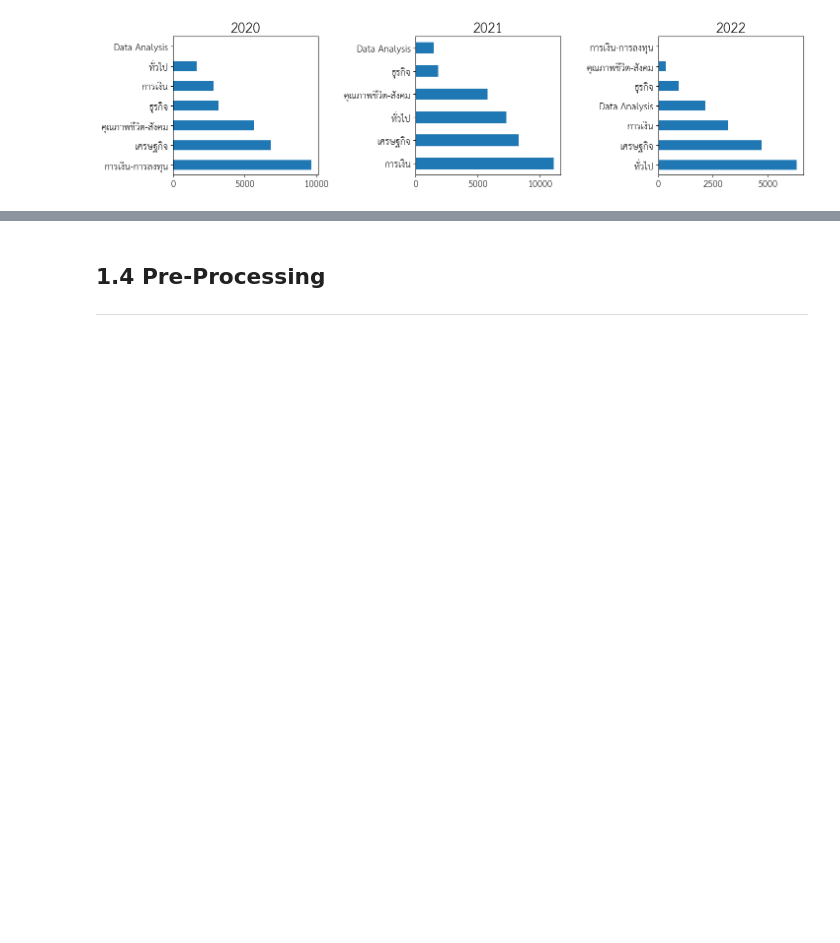
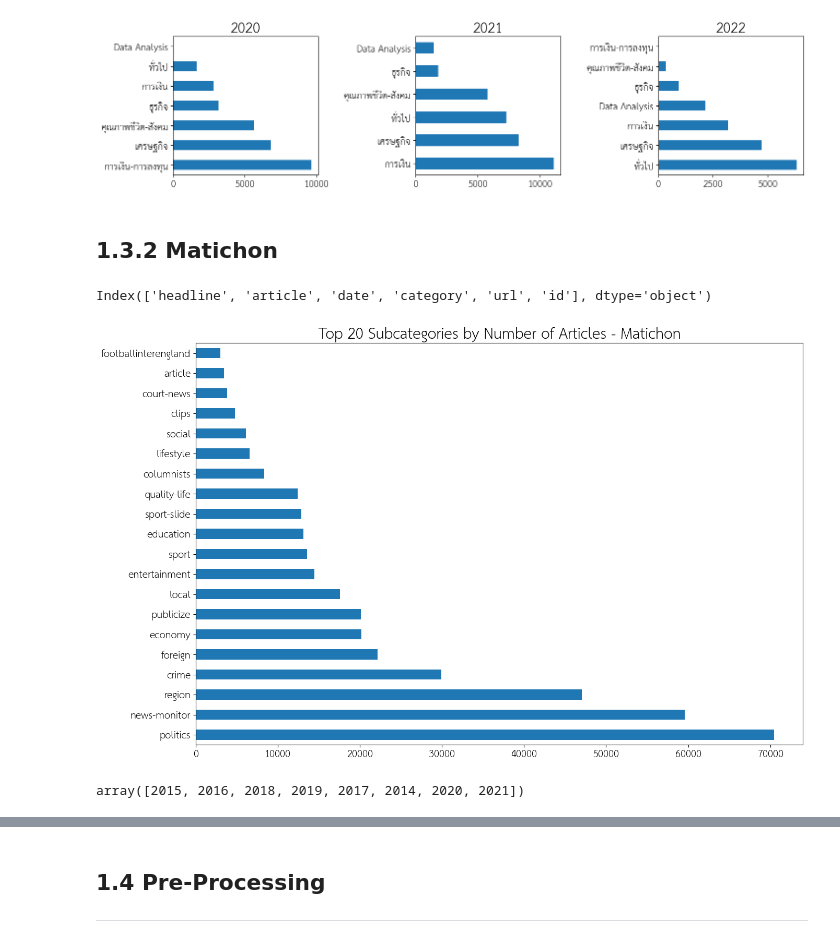
Before and after one commit to pichayaanik/Capstone_PichayaAnik, a Jupyter notebook: code/Capstone.ipynb, the cells around one changed output, grey strips where cells are left out. Saved outputs shown, nothing was run; the diff lists cells and outputs as text; code cells hidden in the pictures; blank space fills up the shorter version.

```diff
--- a/code/Capstone.ipynb
+++ b/code/Capstone.ipynb
@@ -74,6 +74,7 @@ warnings.filterwarnings('ignore', category=DeprecationWarning)
 # %%
 # Import datasets
 bkkbiz = pd.read_json('../datasets/bkkbiz_update.json')
+matichon = pd.read_json('../datasets/matichon.json')
 # %%
 # Check head
 bkkbiz.head()
@@ -122,0 +160,3 @@ dtype: object
+# %%
+# Convert date to datetime
+matichon['date'] = pd.to_datetime(matichon['date'], utc=True)
@@ -122,0 +174,3 @@ dtype: object
+# %%
+# Rename headline to article
+matichon.rename(columns={'headline':'title'}, inplace=True)
@@ -196,3 +262,21 @@ for n, year in enumerate(years):
     bkkbiz[(bkkbiz['date'].dt.year==year) & (bkkbiz['category'].isin(category))]['category'].value_counts().head(20).plot(kind='barh')
 # %% [output]
 [figure]
+# %% [markdown]
+## 1.3.2 Matichon
+# %%
+matichon.columns
+# %% [output]
+Index(['headline', 'article', 'date', 'category', 'url', 'id'], dtype='object')
+# %%
+# Top 20 subcategories by number of articles
+plt.figure(figsize=(15,10))
+plt.title('Top 20 Subcategories by Number of Articles - Matichon', size=30)
+matichon['category'].value_counts().sort_values(ascending=False).head(20).plot(kind='barh');
+# %% [output]
+[figure, added]
+# %%
+# Time released
+matichon['date'].dt.year.unique()
+# %% [output]
+array([2015, 2016, 2018, 2019, 2017, 2014, 2020, 2021])
```
Also changed, not shown: parts of 38 cells of this notebook, 1 other file.
